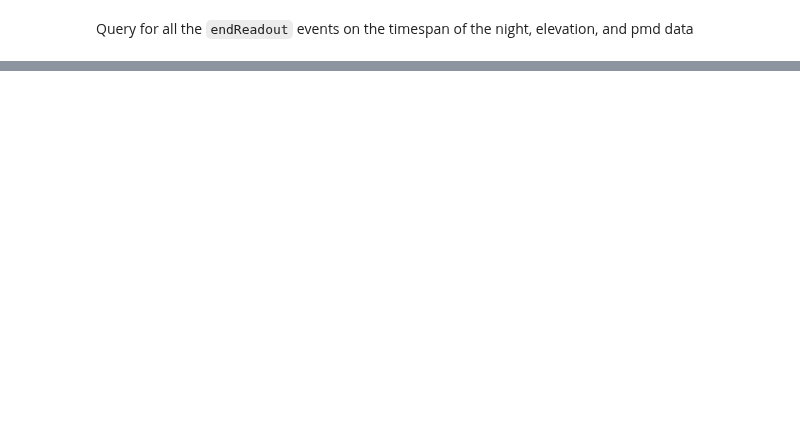
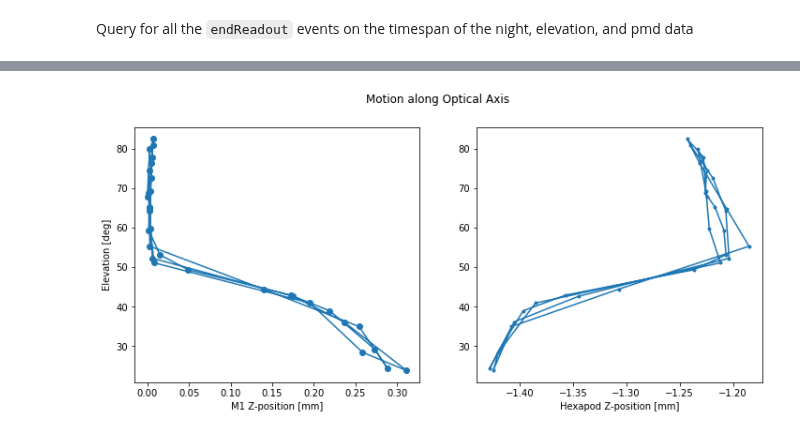
Before and after one commit to lsst-ts/ts_notebooks, a Jupyter notebook: pingraham/summit_notebooks/AT_20210607/M1_Mirror_motion.ipynb, the cells around one changed output, grey strips where cells are left out. Saved outputs shown, nothing was run; the diff lists cells and outputs as text; code cells hidden in the pictures; blank space fills up the shorter version.

```diff
--- a/pingraham/summit_notebooks/AT_20210607/M1_Mirror_motion.ipynb
+++ b/pingraham/summit_notebooks/AT_20210607/M1_Mirror_motion.ipynb
@@ -357,13 +386,19 @@ plt.show()
 # %%
-# fig, (ax1) = plt.subplots(1, 1)
-# fig.suptitle('Axis parallel to gravity')
+nwide=2; nhigh=1
+fig, (ax1, ax2) = plt.subplots(nhigh, nwide, figsize=(nwide+fig_width, nhigh*fig_height))
+fig.suptitle('Motion along Optical Axis')
+xvals = (calc_data.m1_piston) # mm
+yvals = calc_data.elevationCalculatedAngle1
 
-# xvals = calc_data.elevationCalculatedAngle1
+ax1.plot(xvals, yvals, 'o-')
+ax1.set_ylabel('Elevation [deg]')
+ax1.set_xlabel('M1 Z-position [mm]')
 
-# yvals=calc_data.reportedPosition0
-# ax1.plot(xvals,yvals, '.-')
-# ax1.set_ylabel('Hexapod X-position [mm]')
-# ax1.set_xlabel('Elevation [deg]')
+xvals=calc_data.reportedPosition2
+ax2.plot(xvals,yvals, '.-')
+ax2.set_xlabel('Hexapod Z-position [mm]')
 
-# plt.show()
+plt.show()
+# %% [output]
+[figure, added]
 # %%
```
Also changed, not shown: parts of 26 cells of this notebook.
